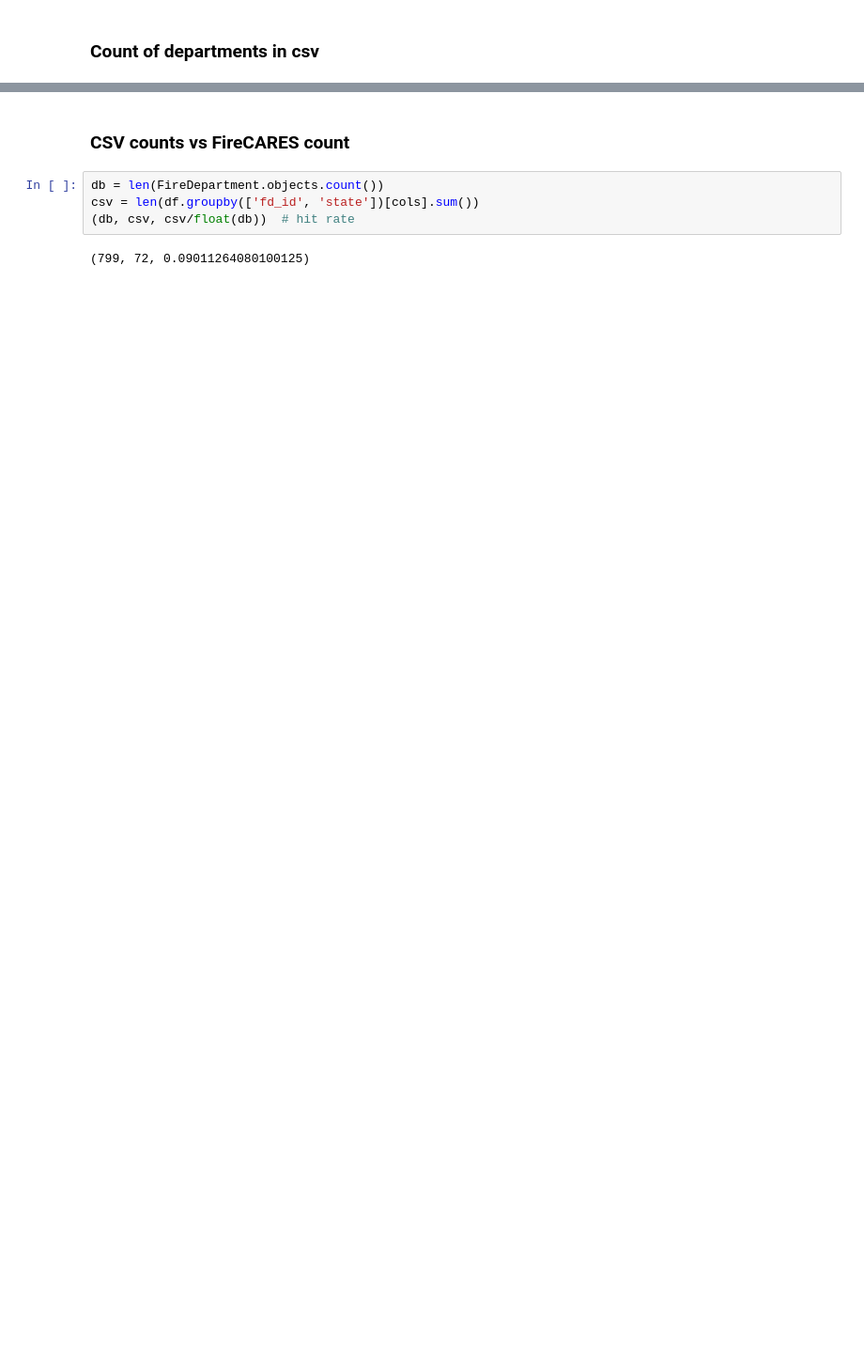
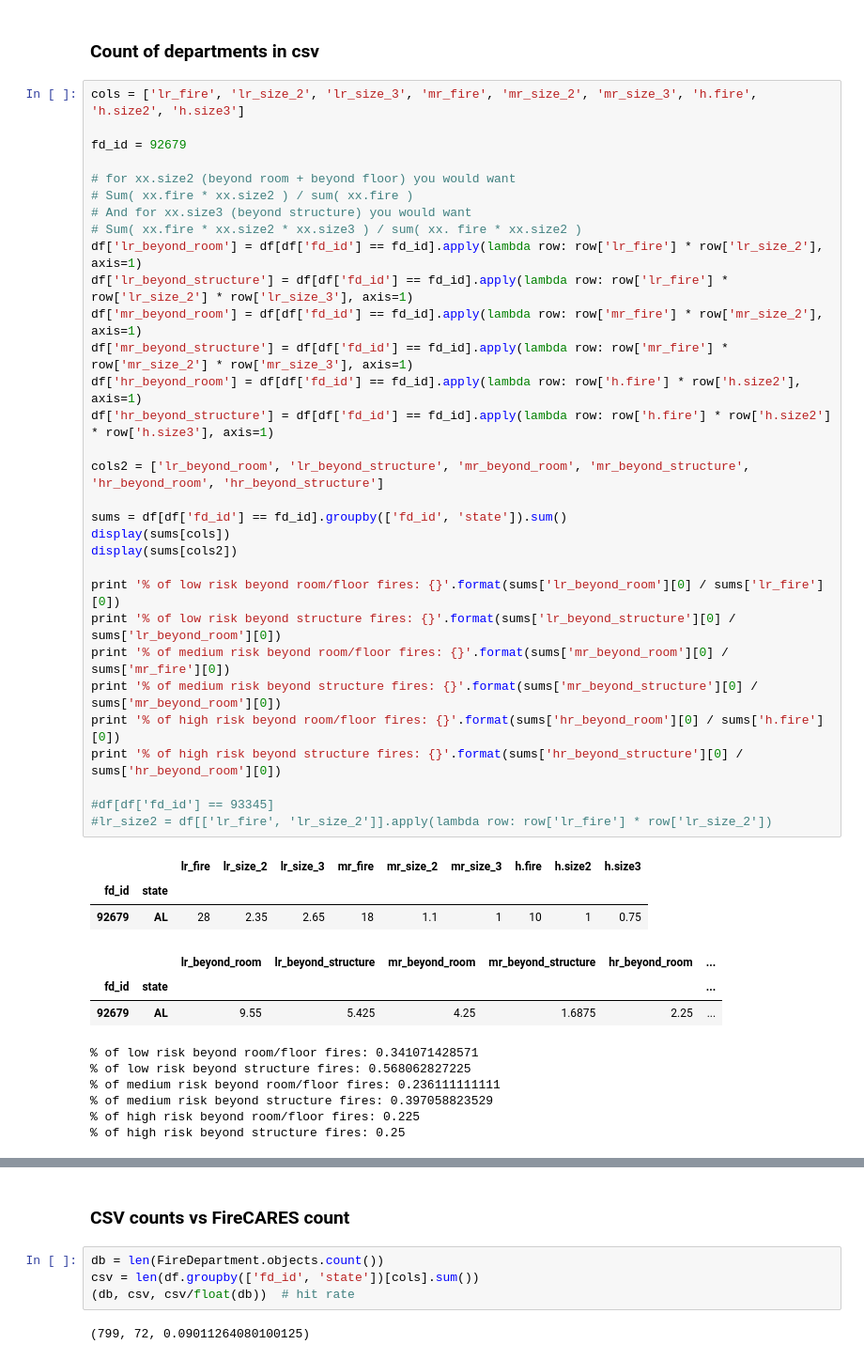
Before and after one commit to FireCARES/firecares, a Jupyter notebook: scripts/predictions.2015.ipynb, the cells around one changed output, grey strips where cells are left out. Shown at 94% size. Cells and saved outputs as stored; diff of their text form; blank space fills up the shorter version.

```diff
--- a/scripts/predictions.2015.ipynb
+++ b/scripts/predictions.2015.ipynb
@@ -14,3 +36,47 @@ df
 # %% [markdown]
 ### Count of departments in csv
+# %%
+cols = ['lr_fire', 'lr_size_2', 'lr_size_3', 'mr_fire', 'mr_size_2', 'mr_size_3', 'h.fire', 'h.size2', 'h.size3']
+
+fd_id = 92679
+
+# for xx.size2 (beyond room + beyond floor) you would want
+# Sum( xx.fire * xx.size2 ) / sum( xx.fire )
+# And for xx.size3 (beyond structure) you would want
+# Sum( xx.fire * xx.size2 * xx.size3 ) / sum( xx. fire * xx.size2 )
+df['lr_beyond_room'] = df[df['fd_id'] == fd_id].apply(lambda row: row['lr_fire'] * row['lr_size_2'], axis=1)
+df['lr_beyond_structure'] = df[df['fd_id'] == fd_id].apply(lambda row: row['lr_fire'] * row['lr_size_2'] * row['lr_size_3'], axis=1)
+df['mr_beyond_room'] = df[df['fd_id'] == fd_id].apply(lambda row: row['mr_fire'] * row['mr_size_2'], axis=1)
+df['mr_beyond_structure'] = df[df['fd_id'] == fd_id].apply(lambda row: row['mr_fire'] * row['mr_size_2'] * row['mr_size_3'], axis=1)
+df['hr_beyond_room'] = df[df['fd_id'] == fd_id].apply(lambda row: row['h.fire'] * row['h.size2'], axis=1)
+df['hr_beyond_structure'] = df[df['fd_id'] == fd_id].apply(lambda row: row['h.fire'] * row['h.size2'] * row['h.size3'], axis=1)
+
+cols2 = ['lr_beyond_room', 'lr_beyond_structure', 'mr_beyond_room', 'mr_beyond_structure', 'hr_beyond_room', 'hr_beyond_structure']
+
+sums = df[df['fd_id'] == fd_id].groupby(['fd_id', 'state']).sum()
+display(sums[cols])
+display(sums[cols2])
+
+print '% of low risk beyond room/floor fires: {}'.format(sums['lr_beyond_room'][0] / sums['lr_fire'][0])
+print '% of low risk beyond structure fires: {}'.format(sums['lr_beyond_structure'][0] / sums['lr_beyond_room'][0])
+print '% of medium risk beyond room/floor fires: {}'.format(sums['mr_beyond_room'][0] / sums['mr_fire'][0])
+print '% of medium risk beyond structure fires: {}'.format(sums['mr_beyond_structure'][0] / sums['mr_beyond_room'][0])
+print '% of high risk beyond room/floor fires: {}'.format(sums['hr_beyond_room'][0] / sums['h.fire'][0])
+print '% of high risk beyond structure fires: {}'.format(sums['hr_beyond_structure'][0] / sums['hr_beyond_room'][0])
+
+#df[df['fd_id'] == 93345]
+#lr_size2 = df[['lr_fire', 'lr_size_2']].apply(lambda row: row['lr_fire'] * row['lr_size_2'])
+# %% [output]
+|  |  | lr_fire | lr_size_2 | lr_size_3 | mr_fire | mr_size_2 | mr_size_3 | h.fire | h.size2 | h.size3 |
+| fd_id | state |  |  |  |  |  |  |  |  |  |
+| 92679 | AL | 28 | 2.35 | 2.65 | 18 | 1.1 | 1 | 10 | 1 | 0.75 |
+|  |  | lr_beyond_room | lr_beyond_structure | mr_beyond_room | mr_beyond_structure | hr_beyond_room | ... |
+| fd_id | state |  |  |  |  |  | ... |
+| 92679 | AL | 9.55 | 5.425 | 4.25 | 1.6875 | 2.25 | ... |
+% of low risk beyond room/floor fires: 0.341071428571
+% of low risk beyond structure fires: 0.568062827225
+% of medium risk beyond room/floor fires: 0.236111111111
+% of medium risk beyond structure fires: 0.397058823529
+% of high risk beyond room/floor fires: 0.225
+% of high risk beyond structure fires: 0.25
 # %%
```
Also changed, not shown: parts of 3 cells of this notebook, 7 other files.
